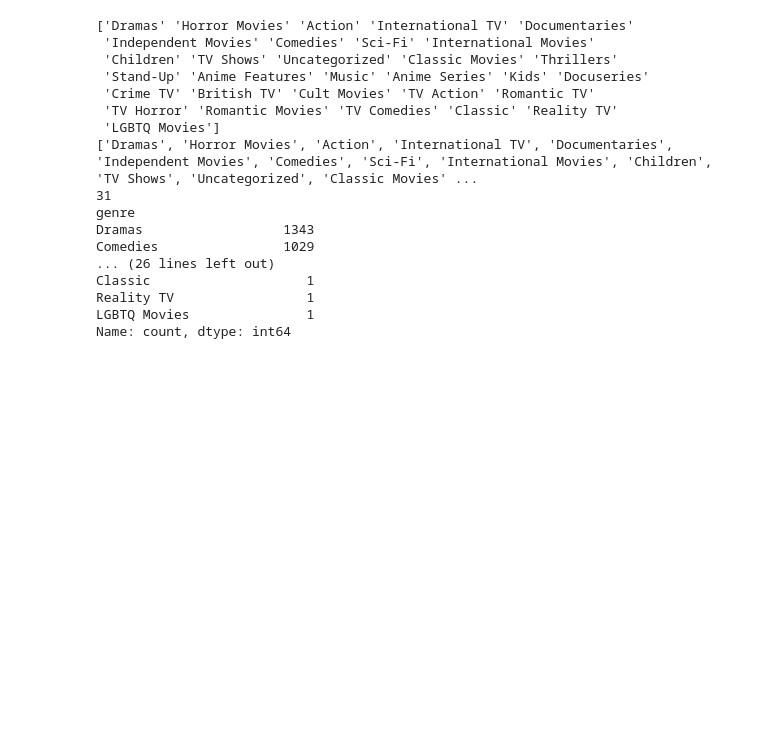
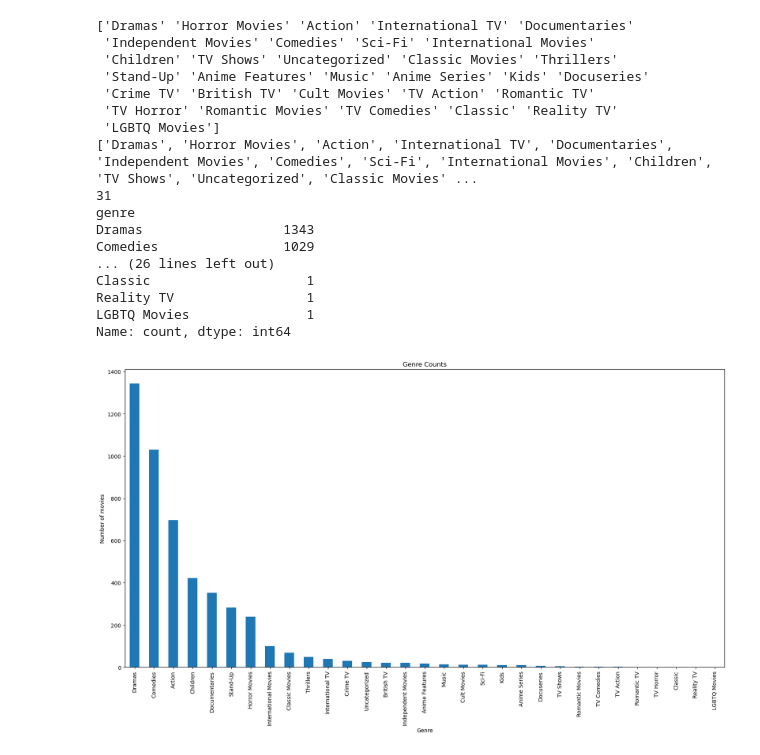
Before and after one commit to Namunane/Arewa-Data-Science-Fellowship, a Jupyter notebook: Netflix_analysis.ipynb, the cells around one changed output. Drawn from its saved outputs; the diff is of its cells as text; code cells hidden in the pictures; blank space fills up the shorter version.

```diff
--- a/Netflix_analysis.ipynb
+++ b/Netflix_analysis.ipynb
@@ -135,3 +135,10 @@ Name: count, dtype: int64
 # %%
 # Visualizing the genre counts
 plt.figure(figsize=(20,10))
+genre_counts.plot.bar()
+plt.title('Genre Counts')
+plt.xlabel('Genre')
+plt.ylabel('Number of movies')
+plt.show()
+# %% [output]
+[figure, added]
```
Also changed, not shown: parts of 1 cell of this notebook.
